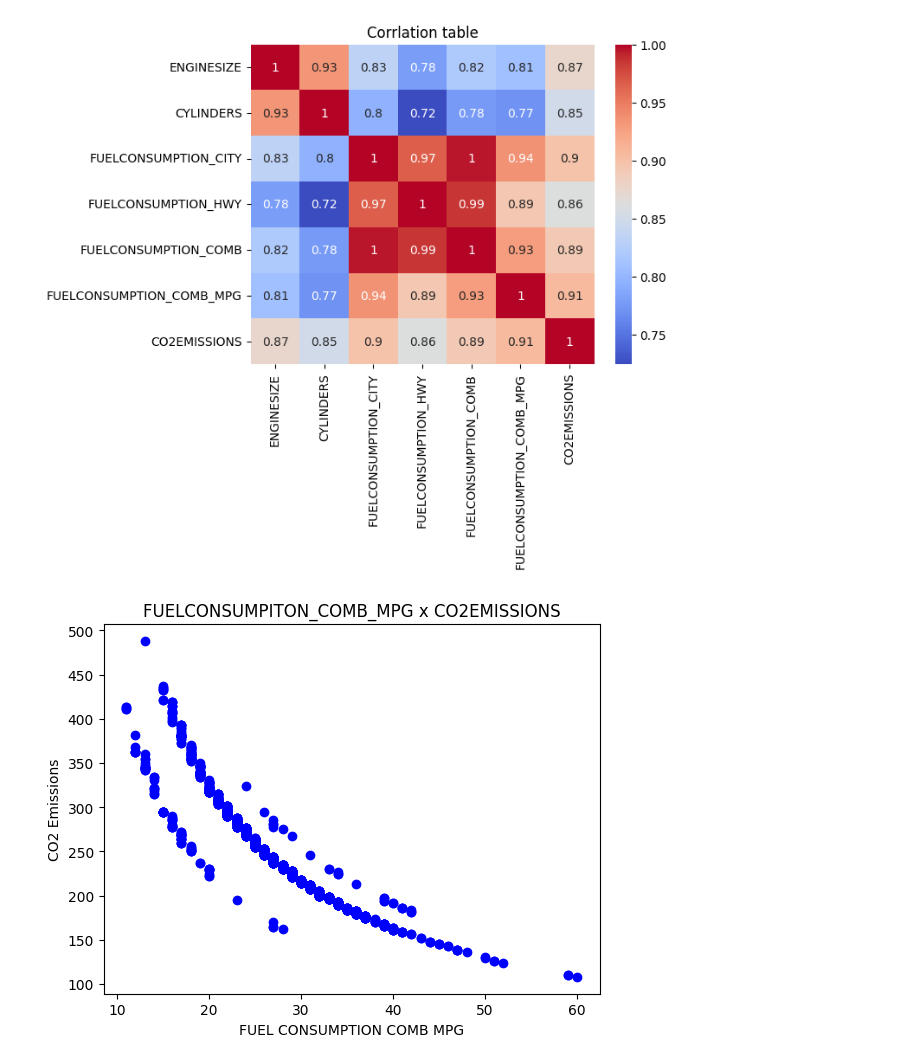
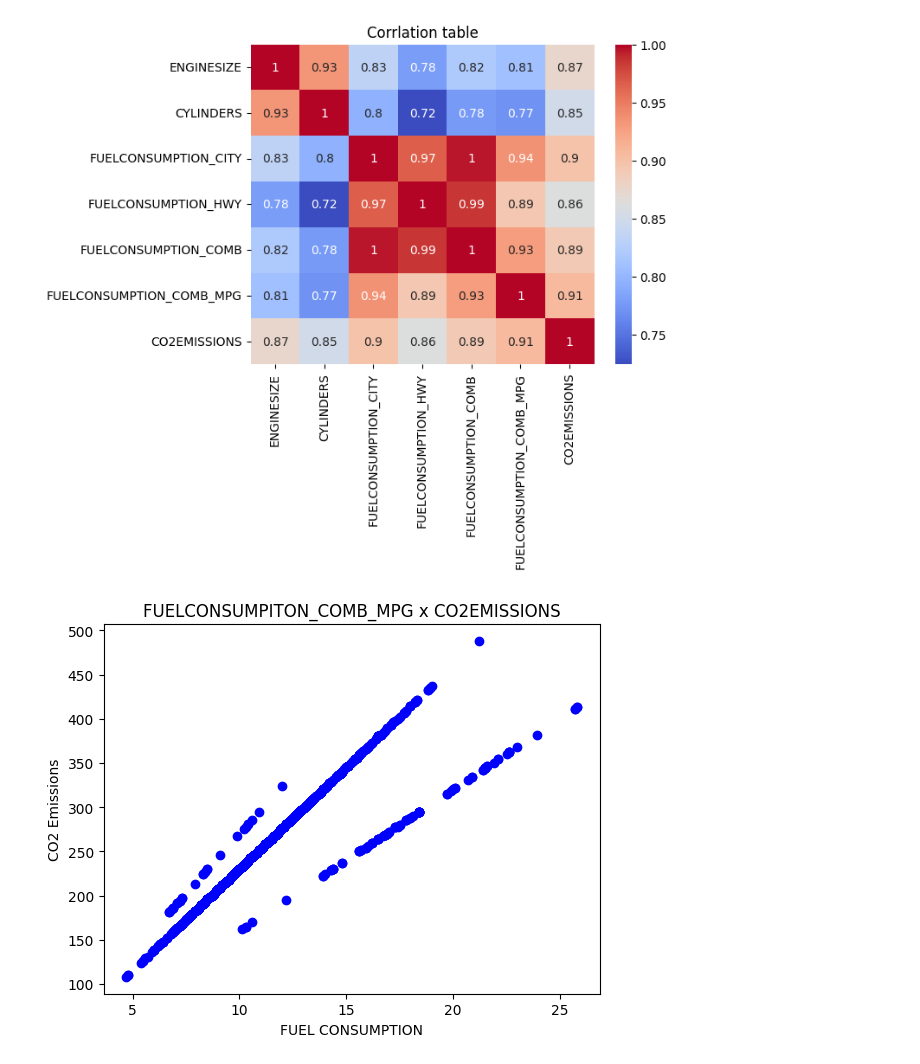
Before and after one commit to Omar-oymk/ibm_ml_course_labs, a Jupyter notebook: MultipleLinearRegression/Multiple-Linear-Regression.ipynb, the cells around one changed output. Drawn from its saved outputs; the diff is of its cells as text; code cells hidden in the pictures.

Commit message:
Finished the assignment did visualization and trained the model

```diff
--- a/MultipleLinearRegression/Multiple-Linear-Regression.ipynb
+++ b/MultipleLinearRegression/Multiple-Linear-Regression.ipynb
@@ -83,14 +83,14 @@ plt.show()
 # %% [output]
 [figure]
 # %%
-X = df[["FUELCONSUMPTION_COMB_MPG", "ENGINESIZE"]]
+X = df[["FUELCONSUMPTION_COMB", "ENGINESIZE"]]
 y = df["CO2EMISSIONS"]
 # %%
-plt.scatter(df["FUELCONSUMPTION_COMB_MPG"], y, color = "blue")
+plt.scatter(X.iloc[:, 0], y, color = "blue")
 plt.title("FUELCONSUMPITON_COMB_MPG x CO2EMISSIONS")
-plt.xlabel("FUEL CONSUMPTION COMB MPG")
+plt.xlabel("FUEL CONSUMPTION")
 plt.ylabel("CO2 Emissions")
 plt.show()
 # %% [output]
-[figure, old version]
+[figure, new version]
 # %%
```
Also changed, not shown: parts of 6 cells of this notebook.
